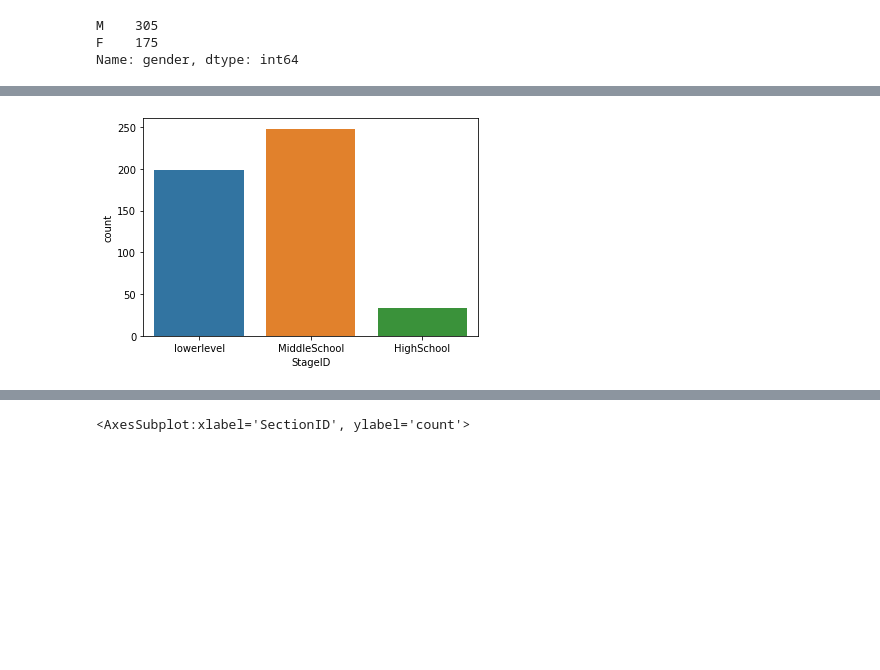
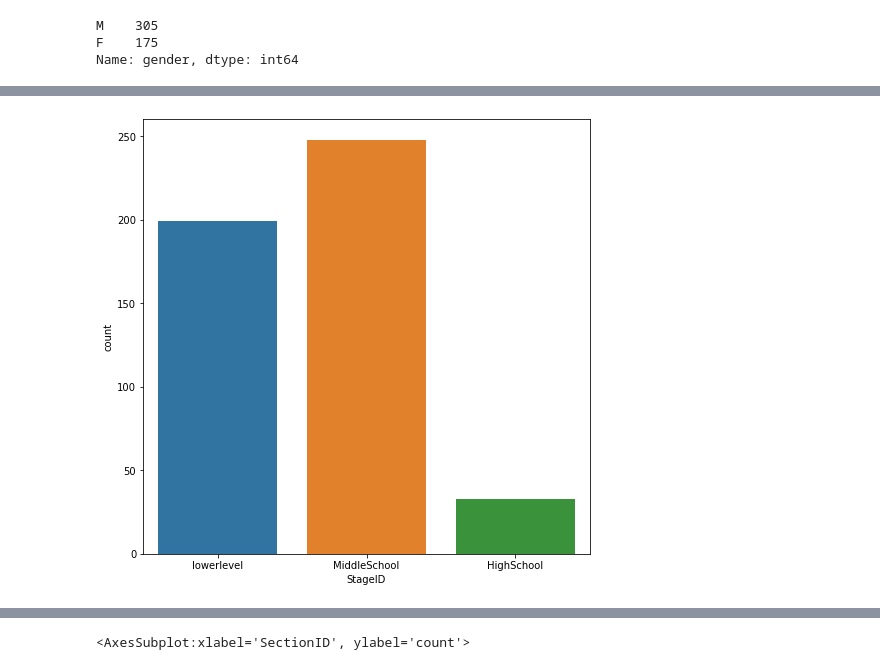
Before and after one commit to Muaeen/Data-Science-Code-Academy, a Jupyter notebook: ML/Classification/desicion tree/DT.ipynb, the cells around one changed output, grey strips where cells are left out. Cells and saved outputs as stored; diff of their text form; code cells hidden in the pictures; blank space fills up the shorter version.

```diff
--- a/ML/Classification/desicion tree/DT.ipynb
+++ b/ML/Classification/desicion tree/DT.ipynb
@@ -104,7 +123,8 @@ Morocco          4
 venzuela         1
 Name: NationalITy, dtype: int64
 # %%
+plt.figure(figsize=(8,8))
 sns.countplot(data = data, x = data['StageID']);
 # %% [output]
-[figure, old version]
+[figure, new version]
 # %%
```
Also changed, not shown: parts of 18 cells of this notebook.
